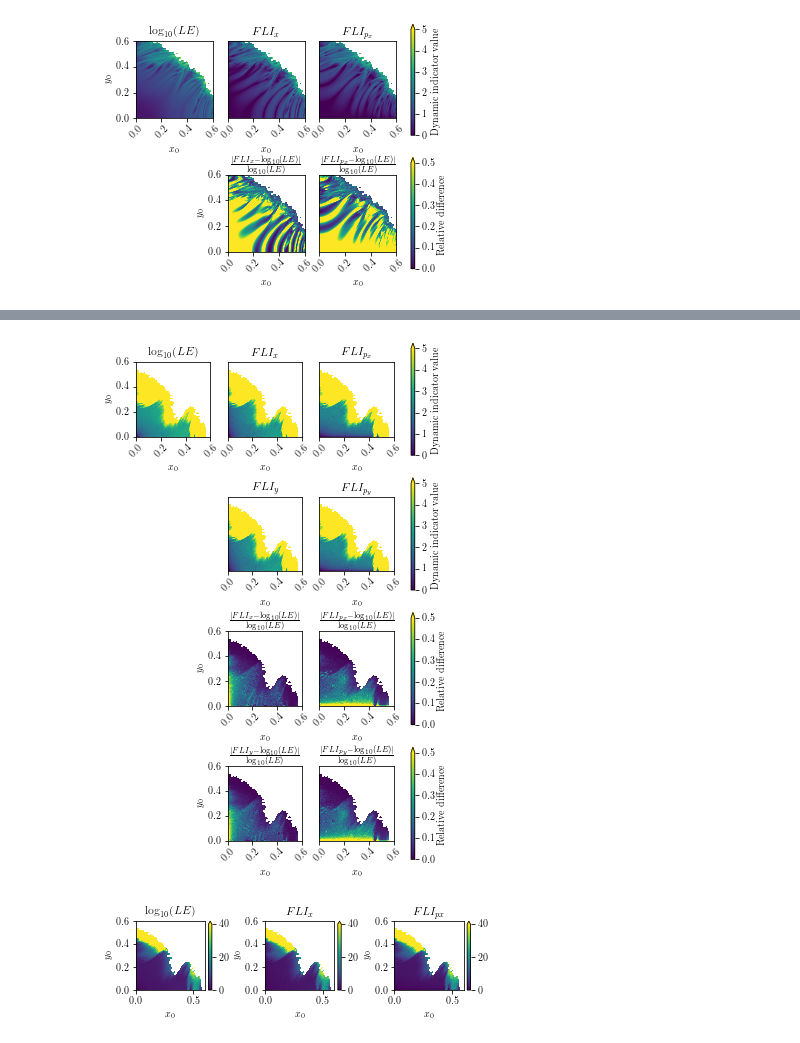
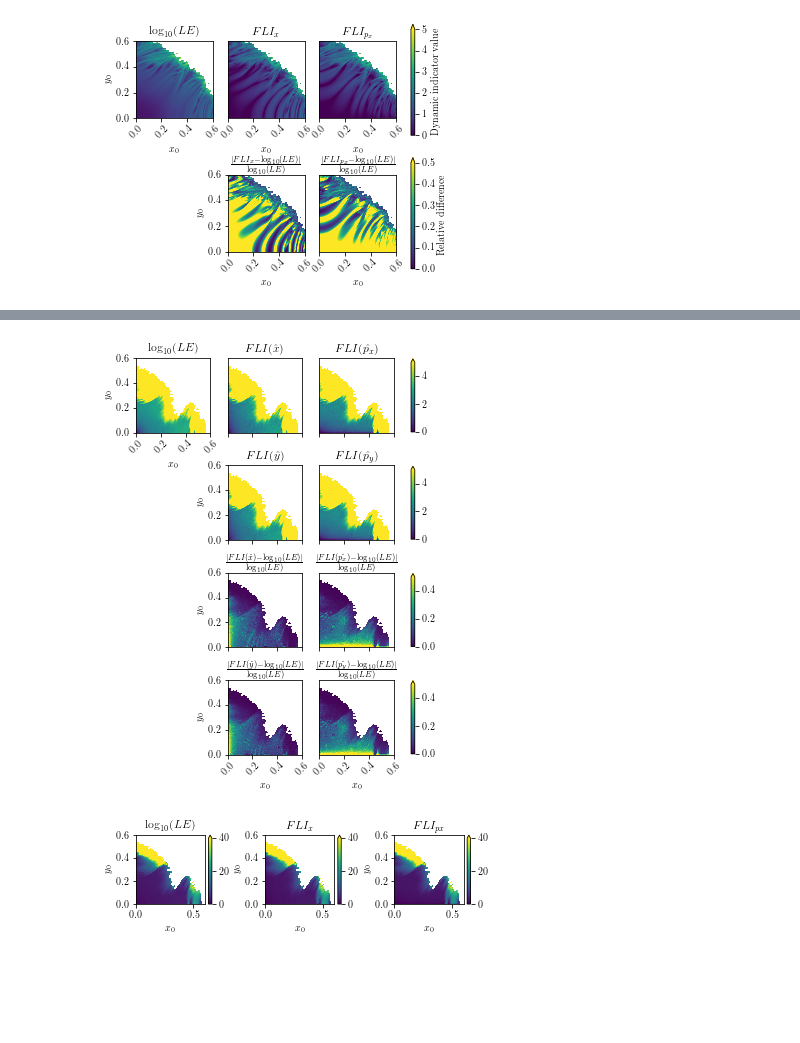
Before and after one commit to carlidel/tangent_map, a Jupyter notebook: 220914_focused_analysis/PLOTS_FOR_PAPER.ipynb, the cells around one changed output, grey strips where cells are left out. Saved outputs shown, nothing was run; the diff lists cells and outputs as text; code cells hidden in the pictures; blank space fills up the shorter version.

```diff
--- a/220914_focused_analysis/PLOTS_FOR_PAPER.ipynb
+++ b/220914_focused_analysis/PLOTS_FOR_PAPER.ipynb
@@ -616,26 +836,33 @@ plt.savefig(os.path.join(FIGDIR, f"LE_FLI_low.{FORMAT}"), bbox_inches="tight", d
 # %%
 # fig, axs = plt.subplots(1, 3, figsize=(8, 3))
 
-fig = plt.figure(figsize=(5, 4.75*2))
+fig = plt.figure(figsize=(5, 4*2))
 gs = gridspec.GridSpec(4, 4, width_ratios=[1, 1, 1, 0.05])
+
+gs0 = gridspec.GridSpecFromSubplotSpec(3, 1, subplot_spec=gs[0,3], height_ratios=[0.3, 1, 0.3])
+gs1 = gridspec.GridSpecFromSubplotSpec(3, 1, subplot_spec=gs[1,3], height_ratios=[0.3, 1, 0.3])
+gs2 = gridspec.GridSpecFromSubplotSpec(3, 1, subplot_spec=gs[2,3], height_ratios=[0.3, 1, 0.3])
+gs3 = gridspec.GridSpecFromSubplotSpec(3, 1, subplot_spec=gs[3,3], height_ratios=[0.3, 1, 0.3])
+
 axs = [
     plt.subplot(gs[0,0]),
     plt.subplot(gs[0,1]),
     plt.subplot(gs[0,2]),
-    plt.subplot(gs[0,3]),
+    plt.subplot(gs0[1]),
 
     plt.subplot(gs[2,1]),
     plt.subplot(gs[2,2]),
-    plt.subplot(gs[2,3]),
+    plt.subplot(gs2[1]),
 
     plt.subplot(gs[1,1]),
     plt.subplot(gs[1,2]),
-    plt.subplot(gs[1,3]),
+    plt.subplot(gs1[1]),
 
     plt.subplot(gs[3,1]),
     plt.subplot(gs[3,2]),
-    plt.subplot(gs[3,3]),
+    plt.subplot(gs3[1]),
 ]
+
 
 samples = SAMPLES_PER_SIDE[0]
 tune = TUNES[1]
@@ -660,22 +887,28 @@ axs[0].set_xlabel("$x_0$")
 axs[0].set_ylabel("$y_0$")
 
 map = axs[1].imshow((data_fli_x).reshape(samples, samples), origin="lower", extent=EXTENT, cmap="viridis", vmin=0, vmax=5)
-axs[1].set_title("$FLI_{{x}}$")
+axs[1].set_title("$FLI(\\hat{{x}})$")
 axs[1].set_xlabel("$x_0$")
 # remove y-axis labels
 axs[1].set_yticklabels([])
 axs[1].set_yticks([])
 axs[1].set_ylabel("")
+axs[1].set_xticklabels([])
+axs[1].set_xticks([])
+axs[1].set_xlabel("")
 
 map = axs[2].imshow((data_fli_px).reshape(samples, samples), origin="lower", extent=EXTENT, cmap="viridis", vmin=0, vmax=5)
-axs[2].set_title("$FLI_{{p_x}}$")
+axs[2].set_title("$FLI(\\hat{{p_x}})$")
 axs[2].set_xlabel("$x_0$")
 # remove y-axis labels
 axs[2].set_yticklabels([])
 axs[2].set_yticks([])
 axs[2].set_ylabel("")
+axs[2].set_xticklabels([])
+axs[2].set_xticks([])
+axs[2].set_xlabel("")
 
-plt.colorbar(map, cax=axs[3], extend="max", label="Dynamic indicator value")
+plt.colorbar(map, cax=axs[3], extend="max")
 
 diff_1 = (np.abs(data_fli_x - np.log10(data_le))/np.log10(data_le))
 diff_2 = (np.abs(data_fli_px - np.log10(data_le))/np.log10(data_le))
@@ -684,38 +917,48 @@ vmax = np.max([np.nanmax(diff_1), np.nanmax(diff_2)])
 vmax = 0.5
 
 map = axs[4].imshow(diff_1.reshape(samples, samples), origin="lower", extent=EXTENT, cmap="viridis", vmin=0.0, vmax=vmax)
-axs[4].set_title("$\\frac{{|FLI_{{x}} - \\log_{{10}}(LE)|}}{{\\log_{{10}}(LE)}}$")
+axs[4].set_title("$\\frac{{|FLI(\\hat{{x}}) - \\log_{{10}}(LE)|}}{{\\log_{{10}}(LE)}}$")
 axs[4].set_xlabel("$x_0$")
 # remove y-axis labels
 axs[4].set_ylabel("$y_0$")
+axs[4].set_xticklabels([])
+axs[4].set_xticks([])
+axs[4].set_xlabel("")
 
 map = axs[5].imshow(diff_2.reshape(samples, samples), origin="lower", extent=EXTENT, cmap="viridis", vmin=0.0, vmax=vmax)
-axs[5].set_title("$\\frac{{|FLI_{{p_x}} - \\log_{{10}}(LE)|}}{{\\log_{{10}}(LE)}}$")
+axs[5].set_title("$\\frac{{|FLI(\\hat{{p_x}}) - \\log_{{10}}(LE)|}}{{\\log_{{10}}(LE)}}$")
 axs[5].set_xlabel("$x_0$")
 # remove y-axis labels
 axs[5].set_yticklabels([])
 axs[5].set_yticks([])
 axs[5].set_ylabel("")
+axs[5].set_xticklabels([])
+axs[5].set_xticks([])
+axs[5].set_xlabel("")
 
-plt.colorbar(map, cax=axs[6], label="Relative difference", extend="max")
+plt.colorbar(map, cax=axs[6], extend="max")
 
 map = axs[7].imshow((data_fli_y).reshape(samples, samples), origin="lower", extent=EXTENT, cmap="viridis", vmin=0, vmax=5)
-axs[7].set_title("$FLI_{{y}}$")
+axs[7].set_title("$FLI(\\hat{{y}})$")
 axs[7].set_xlabel("$x_0$")
-# remove y-axis labels
-axs[7].set_yticklabels([])
-axs[7].set_yticks([])
-axs[7].set_ylabel("")
+axs[7].set_ylabel("$y_0$")
+# # remove y-axis labels
+axs[7].set_xticklabels([])
+axs[7].set_xticks([])
+axs[7].set_xlabel("")
 
 map = axs[8].imshow((data_fli_py).reshape(samples, samples), origin="lower", extent=EXTENT, cmap="viridis", vmin=0, vmax=5)
-axs[8].set_title("$FLI_{{p_y}}$")
+axs[8].set_title("$FLI(\\hat{{p_y}})$")
 axs[8].set_xlabel("$x_0$")
 # remove y-axis labels
 axs[8].set_yticklabels([])
 axs[8].set_yticks([])
 axs[8].set_ylabel("")
+axs[8].set_xticklabels([])
+axs[8].set_xticks([])
+axs[8].set_xlabel("")
 
-plt.colorbar(map, cax=axs[9], extend="max", label="Dynamic indicator value")
+plt.colorbar(map, cax=axs[9], extend="max")
 
 diff_1 = (np.abs(data_fli_y - np.log10(data_le))/np.log10(data_le))
 diff_2 = (np.abs(data_fli_py - np.log10(data_le))/np.log10(data_le))
@@ -723,37 +966,38 @@ diff_2 = (np.abs(data_fli_py - np.log10(data_le))/np.log10(data_le))
 vmax = np.max([np.nanmax(diff_1), np.nanmax(diff_2)])
 vmax = 0.5
 
 map = axs[10].imshow(diff_1.reshape(samples, samples), origin="lower", extent=EXTENT, cmap="viridis", vmin=0.0, vmax=vmax)
-axs[10].set_title("$\\frac{{|FLI_{{y}} - \\log_{{10}}(LE)|}}{{\\log_{{10}}(LE)}}$")
+axs[10].set_title("$\\frac{{|FLI(\\hat{{y}}) - \\log_{{10}}(LE)|}}{{\\log_{{10}}(LE)}}$")
 axs[10].set_xlabel("$x_0$")
 # remove y-axis labels
 axs[10].set_ylabel("$y_0$")
 
 map = axs[11].imshow(diff_2.reshape(samples, samples), origin="lower", extent=EXTENT, cmap="viridis", vmin=0.0, vmax=vmax)
-axs[11].set_title("$\\frac{{|FLI_{{p_y}} - \\log_{{10}}(LE)|}}{{\\log_{{10}}(LE)}}$")
+axs[11].set_title("$\\frac{{|FLI(\\hat{{p_y}}) - \\log_{{10}}(LE)|}}{{\\log_{{10}}(LE)}}$")
 axs[11].set_xlabel("$x_0$")
 # remove y-axis labels
 axs[11].set_yticklabels([])
 axs[11].set_yticks([])
 axs[11].set_ylabel("")
 
-plt.colorbar(map, cax=axs[12], label="Relative difference", extend="max")
+plt.colorbar(map, cax=axs[12], extend="max")
 
 # add space between subplots
+plt.subplots_adjust(hspace=-0.05)
 plt.subplots_adjust(wspace=0.3)
 # set xticks for all plots
 for ax in axs:
     ax.set_xticks([0, 0.2, 0.4, 0.6])
     # rotate xticks
     for tick in ax.get_xticklabels():
         tick.set_rotation(45)
 
 # plt.tight_layout()
 
 # save figure
 plt.savefig(os.path.join(FIGDIR, f"LE_FLI_high.{FORMAT}"), bbox_inches="tight", dpi=DPI)
 # %% [output]
-[figure, old version]
+[figure, new version]
 # %%
 # fig, axs = plt.subplots(1, 3, figsize=(8, 3))
 
```
Also changed, not shown: parts of 16 cells of this notebook, 14 other files.
